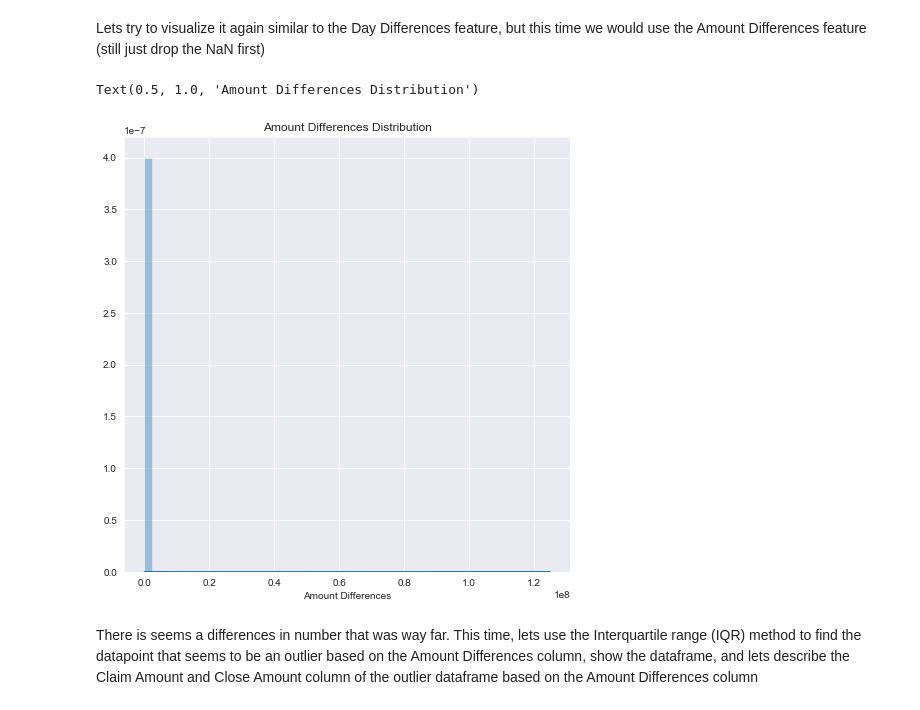
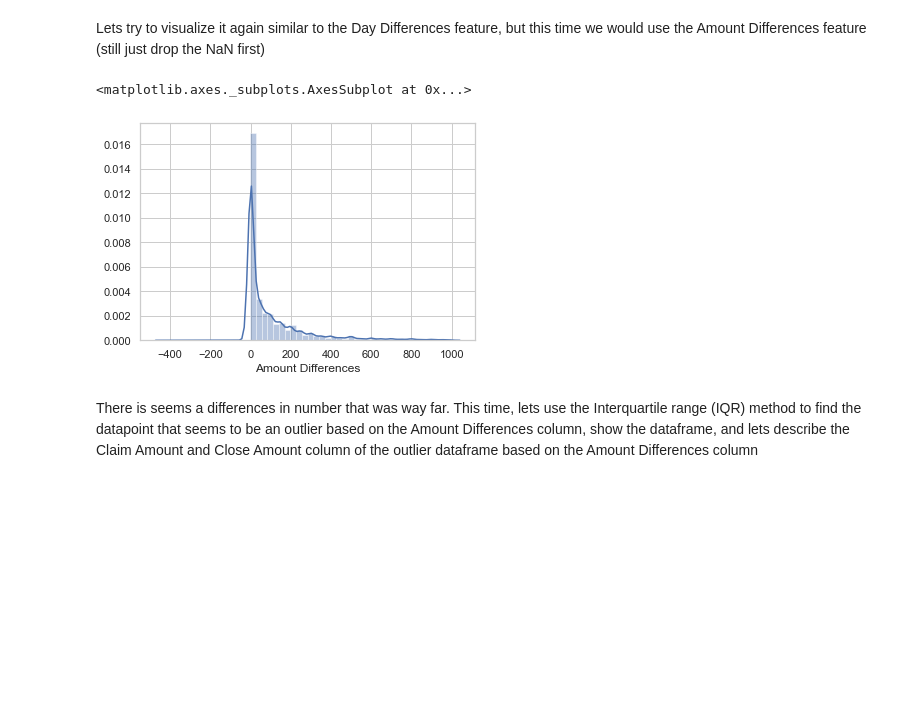
Before and after one commit to parama-chandra/EXAM-MODULE-2_ZEFANYA_JAKARTA, a Jupyter notebook: Jawaban.ipynb, the cells around one changed output. Cells and saved outputs as stored; diff of their text form; code cells hidden in the pictures; blank space fills up the shorter version.

```diff
--- a/Jawaban.ipynb
+++ b/Jawaban.ipynb
@@ -263,14 +263,16 @@ Remove the $ sign (some data need even more clean up by replacing the ; sign int
 # df['Claim Amount_NEW']= pd.to_numeric(df['Claim Amount'], downcast='integer',errors='coerce')
 # df['Close Amount-NEW']= pd.to_numeric(df['Close Amount'], downcast='integer',errors='coerce')
 df['Claim Amount_NEW'] = (df['Claim Amount']).astype(str).str.replace('$',"")
+df['Claim Amount_NEW'] = pd.to_numeric(df['Claim Amount_NEW'], downcast='float',errors='coerce')
 df['Close Amount_NEW'] = (df['Close Amount']).astype(str).str.replace('$',"")
+df['Close Amount_NEW'] = pd.to_numeric(df['Close Amount_NEW'], downcast='float',errors='coerce')
 # df['Claim Amount_NEW']= pd.to_numeric(df['Claim Amount'], downcast='integer',errors='coerce')
 # df['Close Amount-NEW']= pd.to_numeric(df['Close Amount'], downcast='integer',errors='coerce')
 # df.info()
 # %% [markdown]
 Create a new columns called Amount Differences by substract the Claim Amount with Close Amount columns
 # %%
-df['Amount Differences'] = df['Claim Amount'] - df['Close Amount']
+df['Amount Differences'] = df['Claim Amount_NEW'] - df['Close Amount_NEW']
 # %%
 df.info()
 # %% [output]
@@ -302,9 +312,9 @@ memory usage: 31.2+ MB
 # %% [markdown]
 Lets try to visualize it again similar to the Day Differences feature, but this time we would use the Amount Differences feature (still just drop the NaN first)
 # %%
-sns.distplot[df['Amount Differences']]
+sns.distplot(df['Amount Differences'])
 # %% [output]
-Text(0.5, 1.0, 'Amount Differences Distribution')
+<matplotlib.axes._subplots.AxesSubplot at 0x...>
-[figure, old version]
+[figure, new version]
 # %% [markdown]
 There is seems a differences in number that was way far. This time, lets use the Interquartile range (IQR) method to find the datapoint that seems to be an outlier based on the Amount Differences column, show the dataframe, and lets describe the Claim Amount and Close Amount column of the outlier dataframe based on the Amount Differences column
```
Also changed, not shown: parts of 13 cells of this notebook.
